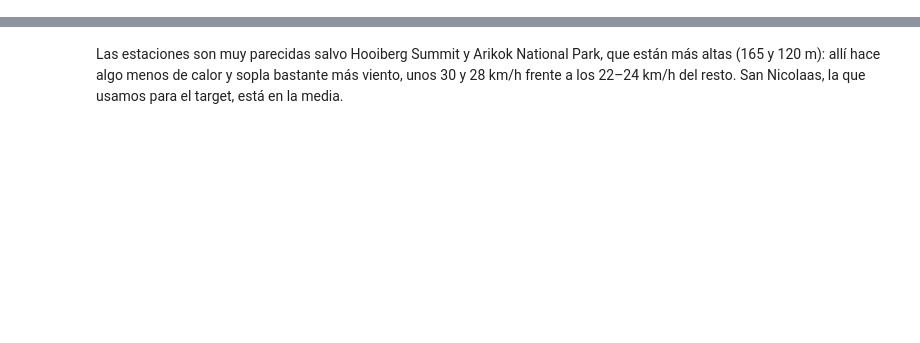
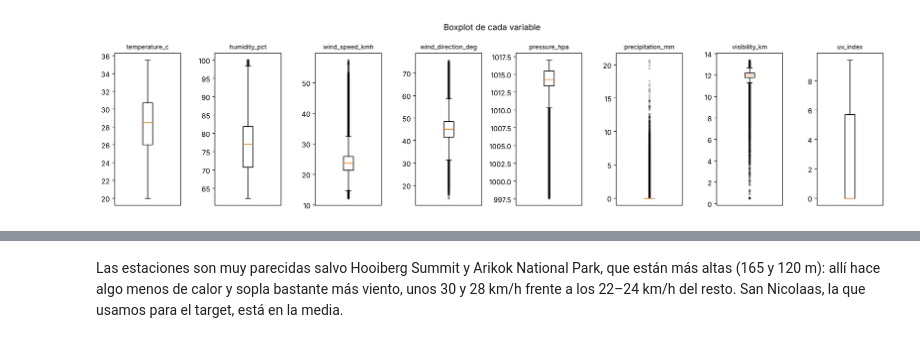
Before and after one commit to LucasToledanoDuque/Proyect_Computacion_HP, a Jupyter notebook: EDA/eda_datos.ipynb, the cells around one changed output, grey strips where cells are left out. Drawn from its saved outputs; the diff is of its cells as text; code cells hidden in the pictures; blank space fills up the shorter version.

Commit message:
Completé el EDA con el análisis de calidad, la integración con Open-Meteo, el análisis univariante y bivariante y la estrategia de división train/test

```diff
--- a/EDA/eda_datos.ipynb
+++ b/EDA/eda_datos.ipynb
@@ -142,0 +166,16 @@ guardar(fig, "01_medias_por_estacion")
+# %%
+VARIABLES = ["temperature_c", "humidity_pct", "wind_speed_kmh", "wind_direction_deg",
+             "pressure_hpa", "precipitation_mm", "visibility_km", "uv_index"]
+
+RANGOS = {"temperature_c": (-10, 50), "humidity_pct": (0, 100), "wind_speed_kmh": (0, 200),
+          "wind_direction_deg": (0, 360), "pressure_hpa": (870, 1085), "precipitation_mm": (0, 500),
+          "visibility_km": (0, 100), "uv_index": (0, 20)}
+
+filas = []
+for var, (minimo, maximo) in RANGOS.items():
+    fuera = ((lect[var] < minimo) | (lect[var] > maximo)).sum()
+    filas.append({"variable": var, "rango válido": f"{minimo} a {maximo}",
+                  "mínimo": lect[var].min(), "máximo": lect[var].max(), "fuera de rango": fuera})
+rangos = pd.DataFrame(filas).set_index("variable")
+rangos.to_csv(TABLAS / "03_rangos_lecturas.csv")
+rangos
@@ -142,0 +193,11 @@ guardar(fig, "01_medias_por_estacion")
+# %%
+# Un caso que no detecta un rango simple: UV mayor que 0 de noche
+noche = lect["timestamp"].dt.hour.isin([0, 1, 2, 3, 4, 21, 22, 23])
+print("Lecturas con UV > 0 de noche:", ((lect["uv_index"] > 0) & noche).sum())
+
+# Lo mismo para Open-Meteo
+RANGOS_REAL = {"temperature_2m": (-10, 50), "relative_humidity_2m": (0, 100), "cloud_cover": (0, 100),
+               "wind_speed_10m": (0, 200), "shortwave_radiation": (0, 1400), "precipitation": (0, 500)}
+for var, (minimo, maximo) in RANGOS_REAL.items():
+    fuera = ((real[var] < minimo) | (real[var] > maximo)).sum()
+    print(f"Open-Meteo {var}: fuera de rango = {fuera}  (de {real[var].min()} a {real[var].max()})")
@@ -142,0 +272,10 @@ guardar(fig, "01_medias_por_estacion")
+# %%
+filas = []
+for var in VARIABLES:
+    q1, q3 = lect[var].quantile([0.25, 0.75])
+    iqr = q3 - q1
+    atipicos = ((lect[var] < q1 - 1.5 * iqr) | (lect[var] > q3 + 1.5 * iqr)).sum()
+    filas.append({"variable": var, "atípicos": atipicos, "% del total": round(100 * atipicos / len(lect), 2)})
+outliers = pd.DataFrame(filas).set_index("variable")
+outliers.to_csv(TABLAS / "03_outliers.csv")
+outliers
@@ -142,0 +293,10 @@ guardar(fig, "01_medias_por_estacion")
+# %%
+fig, ejes = plt.subplots(1, 8, figsize=(16, 4))
+for eje, var in zip(ejes, VARIABLES):
+    eje.boxplot(lect[var], flierprops={"markersize": 2, "alpha": 0.3})
+    eje.set_title(var, fontsize=9)
+    eje.set_xticks([])
+fig.suptitle("Boxplot de cada variable")
+guardar(fig, "03_boxplots")
+# %% [output]
+[figure, added]
```
Also changed, not shown: parts of 119 cells of this notebook, 49 other files.
